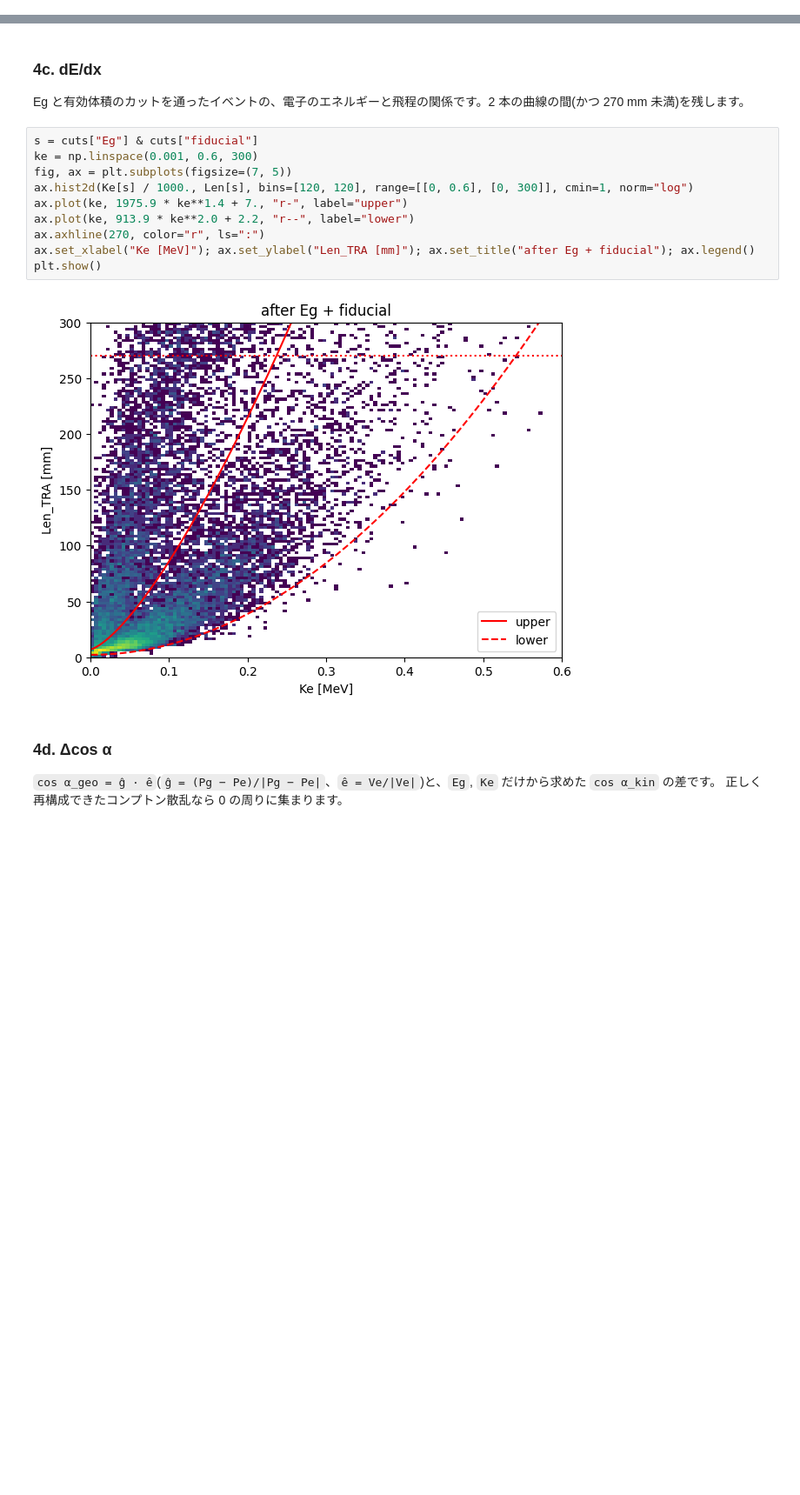
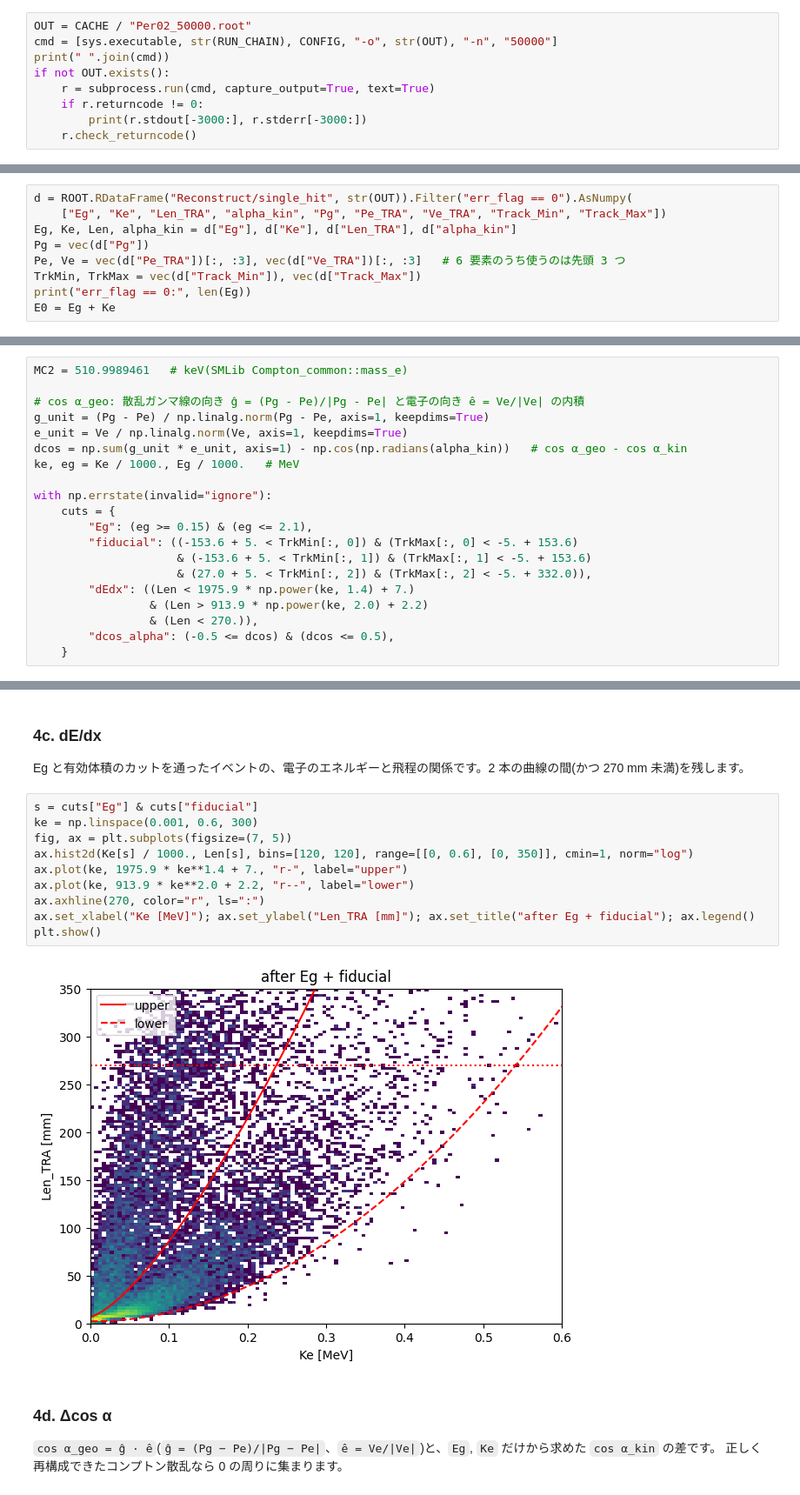
Before and after one commit to SMILE-tool-box/EricaNext_try, a Jupyter notebook: tutorials/EventSelection/EventSelection.ipynb, the cells around one changed output, grey strips where cells are left out. Shown at 87% size. Saved outputs shown, nothing was run; the diff lists cells and outputs as text; blank space fills up the shorter version.

```diff
--- a/tutorials/EventSelection/EventSelection.ipynb
+++ b/tutorials/EventSelection/EventSelection.ipynb
@@ -62,0 +65,9 @@ err_flag == 0: 26697
+# %%
+OUT = CACHE / "Per02_50000.root"
+cmd = [sys.executable, str(RUN_CHAIN), CONFIG, "-o", str(OUT), "-n", "50000"]
+print(" ".join(cmd))
+if not OUT.exists():
+    r = subprocess.run(cmd, capture_output=True, text=True)
+    if r.returncode != 0:
+        print(r.stdout[-3000:], r.stderr[-3000:])
+    r.check_returncode()
@@ -62,0 +76,9 @@ err_flag == 0: 26697
+# %%
+d = ROOT.RDataFrame("Reconstruct/single_hit", str(OUT)).Filter("err_flag == 0").AsNumpy(
+    ["Eg", "Ke", "Len_TRA", "alpha_kin", "Pg", "Pe_TRA", "Ve_TRA", "Track_Min", "Track_Max"])
+Eg, Ke, Len, alpha_kin = d["Eg"], d["Ke"], d["Len_TRA"], d["alpha_kin"]
+Pg = vec(d["Pg"])
+Pe, Ve = vec(d["Pe_TRA"])[:, :3], vec(d["Ve_TRA"])[:, :3]   # 6 要素のうち使うのは先頭 3 つ
+TrkMin, TrkMax = vec(d["Track_Min"]), vec(d["Track_Max"])
+print("err_flag == 0:", len(Eg))
+E0 = Eg + Ke
@@ -73,0 +98,20 @@ err_flag == 0: 26697
+# %%
+MC2 = 510.9989461   # keV(SMLib Compton_common::mass_e)
+
+# cos α_geo: 散乱ガンマ線の向き ĝ = (Pg - Pe)/|Pg - Pe| と電子の向き ê = Ve/|Ve| の内積
+g_unit = (Pg - Pe) / np.linalg.norm(Pg - Pe, axis=1, keepdims=True)
+e_unit = Ve / np.linalg.norm(Ve, axis=1, keepdims=True)
+dcos = np.sum(g_unit * e_unit, axis=1) - np.cos(np.radians(alpha_kin))   # cos α_geo - cos α_kin
+ke, eg = Ke / 1000., Eg / 1000.   # MeV
+
+with np.errstate(invalid="ignore"):
+    cuts = {
+        "Eg": (eg >= 0.15) & (eg <= 2.1),
+        "fiducial": ((-153.6 + 5. < TrkMin[:, 0]) & (TrkMax[:, 0] < -5. + 153.6)
+                     & (-153.6 + 5. < TrkMin[:, 1]) & (TrkMax[:, 1] < -5. + 153.6)
+                     & (27.0 + 5. < TrkMin[:, 2]) & (TrkMax[:, 2] < -5. + 332.0)),
+        "dEdx": ((Len < 1975.9 * np.power(ke, 1.4) + 7.)
+                 & (Len > 913.9 * np.power(ke, 2.0) + 2.2)
+                 & (Len < 270.)),
+        "dcos_alpha": (-0.5 <= dcos) & (dcos <= 0.5),
+    }
@@ -105,15 +151,15 @@ Eg と有効体積のカットを通ったイベントの、電子のエネル
 # %%
 s = cuts["Eg"] & cuts["fiducial"]
 ke = np.linspace(0.001, 0.6, 300)
 fig, ax = plt.subplots(figsize=(7, 5))
-ax.hist2d(Ke[s] / 1000., Len[s], bins=[120, 120], range=[[0, 0.6], [0, 300]], cmin=1, norm="log")
+ax.hist2d(Ke[s] / 1000., Len[s], bins=[120, 120], range=[[0, 0.6], [0, 350]], cmin=1, norm="log")
 ax.plot(ke, 1975.9 * ke**1.4 + 7., "r-", label="upper")
 ax.plot(ke, 913.9 * ke**2.0 + 2.2, "r--", label="lower")
 ax.axhline(270, color="r", ls=":")
 ax.set_xlabel("Ke [MeV]"); ax.set_ylabel("Len_TRA [mm]"); ax.set_title("after Eg + fiducial"); ax.legend()
 plt.show()
 # %% [output]
-[figure, old version]
+[figure, new version]
 # %% [markdown]
 ### 4d. Δcos α
 
```
Also changed, not shown: parts of 13 cells of this notebook, 27 other files.
